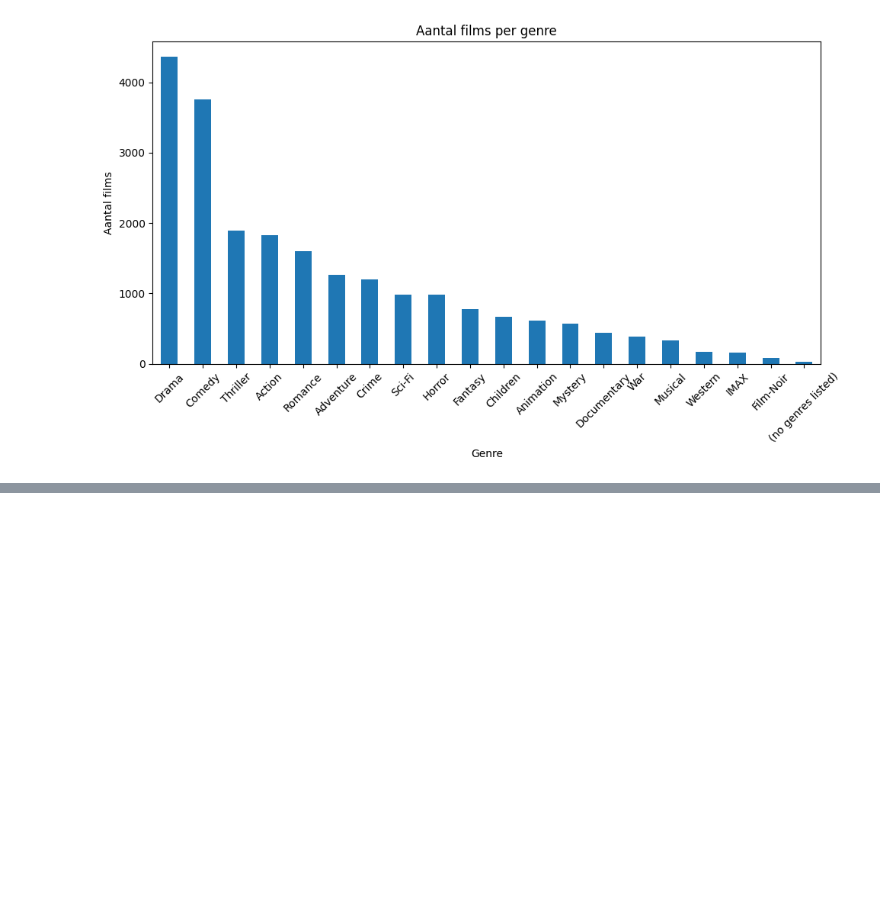
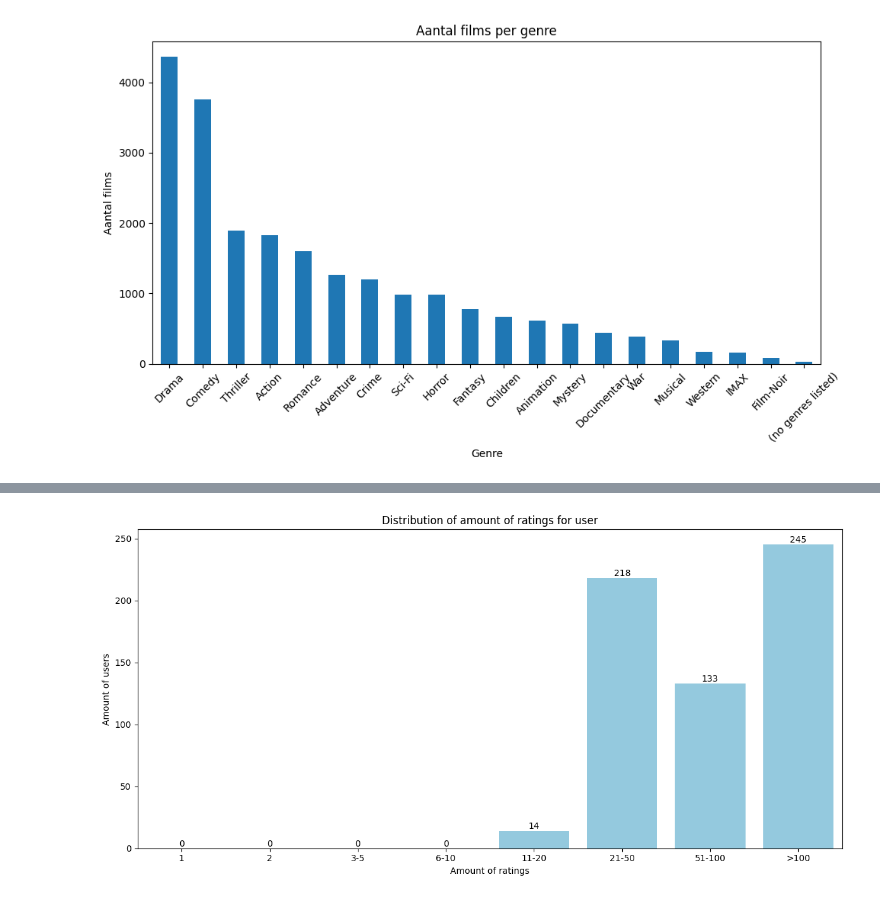
Before and after one commit to IkkiVD/MovieRS, a Jupyter notebook: baptiste.ipynb, the cells around one changed output, grey strips where cells are left out. Saved outputs shown, nothing was run; the diff lists cells and outputs as text; code cells hidden in the pictures; blank space fills up the shorter version.

```diff
--- a/baptiste.ipynb
+++ b/baptiste.ipynb
@@ -88,0 +123,23 @@ plt.show()
+# %%
+ratings_per_user = ratings.groupby("userId")["rating"].count()
+
+bins = [0, 1.5, 2.5, 5.5, 10.5, 20.5, 50.5, 100.5, ratings_per_user.max() + 1]
+labels = ['1', '2', '3-5', '6-10', '11-20', '21-50', '51-100', f'>{int(bins[-2])}']
+
+counts, _ = np.histogram(ratings_per_user, bins=bins)
+bar_values = counts.astype(int)
+
+plt.figure(figsize=(12,6))
+sns.barplot(x=labels, y=bar_values, color='skyblue')
+
+plt.title("Distribution of amount of ratings for user")
+plt.xlabel("Amount of ratings")
+plt.ylabel("Amount of users")
+
+for i, count in enumerate(bar_values):
+    plt.text(i, count, count, ha='center', va='bottom')
+
+plt.tight_layout()
+plt.show()
+# %% [output]
+[figure, added]
```
Also changed, not shown: parts of 5 cells of this notebook.
